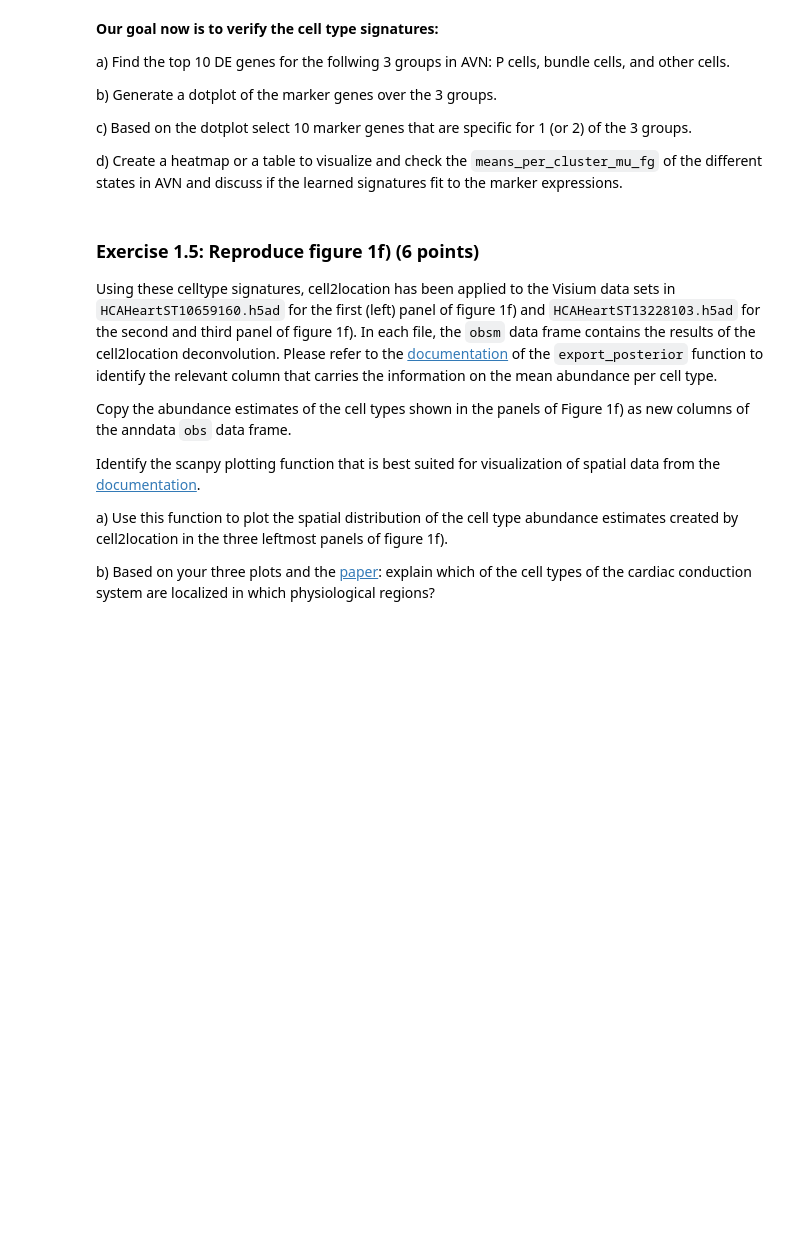
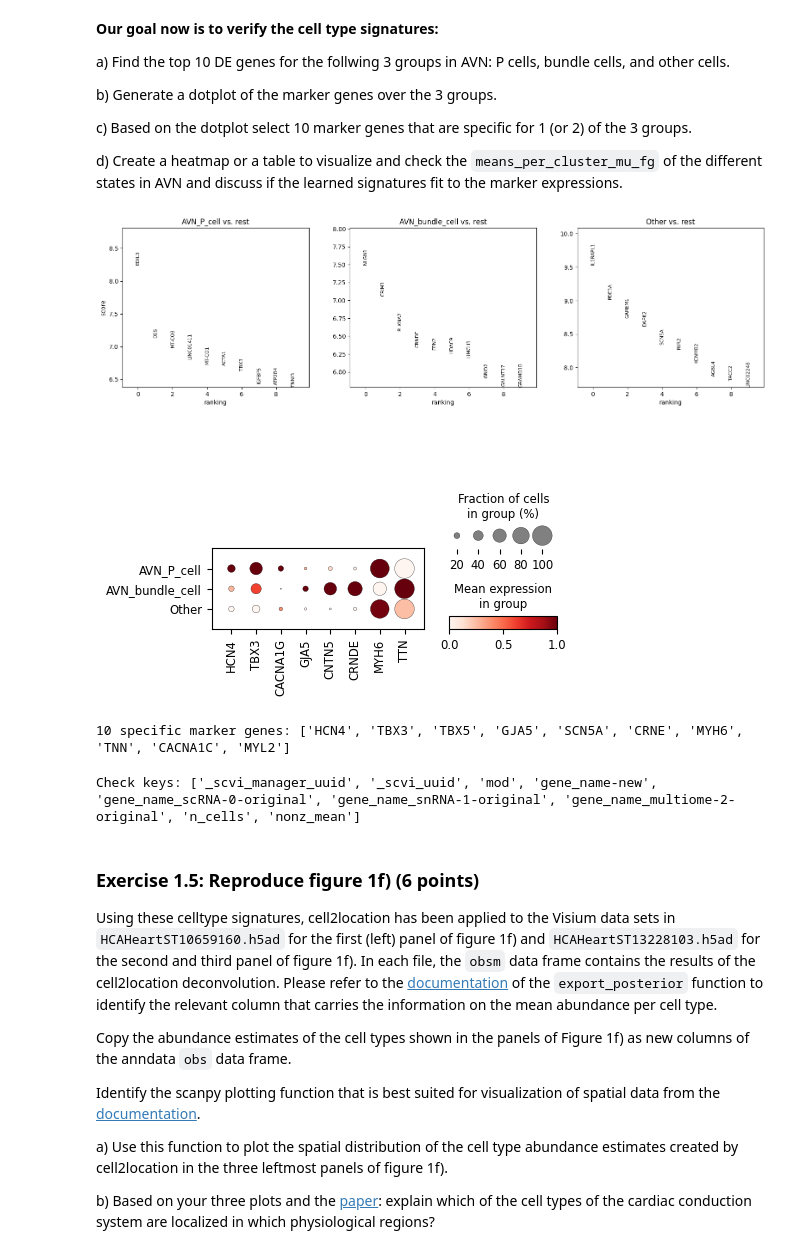
Before and after one commit to emmangoo/gobi, a Jupyter notebook: Semester/Exercise6/06_spatial_transcriptomics_exercise_ipynb_2026.ipynb, the cells around one changed output. Drawn from its saved outputs; the diff is of its cells as text; code cells hidden in the pictures; blank space fills up the shorter version.

```diff
--- a/Semester/Exercise6/06_spatial_transcriptomics_exercise_ipynb_2026.ipynb
+++ b/Semester/Exercise6/06_spatial_transcriptomics_exercise_ipynb_2026.ipynb
@@ -126,3 +164,37 @@ d) Create a heatmap or a table to visualize and check the `means_per_cluster_mu_
+# %%
+# solutions a, b
+
+# clusters
+avn.obs['grouped_states'] = avn.obs['cell_state'].astype(str)
+avn.obs.loc[~avn.obs['grouped_states'].isin(['AVN_P_cell', 'AVN_bundle_cell']), 'grouped_states'] = 'Other'
+
+# DE genes
+sc.tl.rank_genes_groups(avn, 'grouped_states', method='wilcoxon')
+sc.pl.rank_genes_groups(avn, n_genes=10, sharey=False)
+
+# markers
+markers = ['HCN4', 'TBX3', 'CACNA1G', 'GJA5', 'CNTN5', 'CRNDE', 'MYH6', 'TTN']
+
+sc.pl.dotplot(avn, markers, groupby='grouped_states', standard_scale='var')
+# %% [output]
+[figure, added]
+[figure, added]
+# %%
+# solution c
+selected_markers = ['HCN4', 'TBX3', 'TBX5', 'GJA5', 'SCN5A', 'CRNE', 'MYH6', 'TNN', 'CACNA1C', 'MYL2']
+
+print('10 specific marker genes:', selected_markers)
+# %% [output]
+10 specific marker genes: ['HCN4', 'TBX3', 'TBX5', 'GJA5', 'SCN5A', 'CRNE', 'MYH6', 'TNN', 'CACNA1C', 'MYL2']
+# %%
+# solution d
+avn = sc.read_h5ad('/home/emma/PycharmProjects/gobi/Semester/Exercise6/data/cell2location/reference_signatures/AVN/sc.h5ad')
+
+print("Check keys:", list(avn.uns.keys()) + list(avn.var.columns))
+
+#TODO: wtf??
+# %% [output]
+Check keys: ['_scvi_manager_uuid', '_scvi_uuid', 'mod', 'gene_name-new', 'gene_name_scRNA-0-original', 'gene_name_snRNA-1-original', 'gene_name_multiome-2-original', 'n_cells', 'nonz_mean']
 # %% [markdown]
 
 ### Exercise 1.5: Reproduce figure 1f) (6 points)
```
Also changed, not shown: parts of 19 cells of this notebook.
